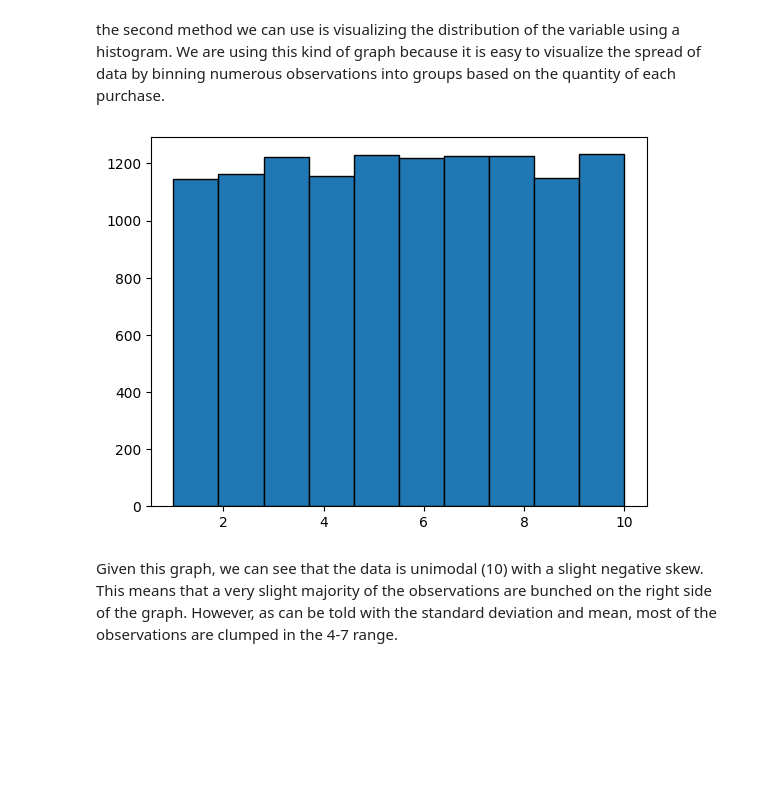
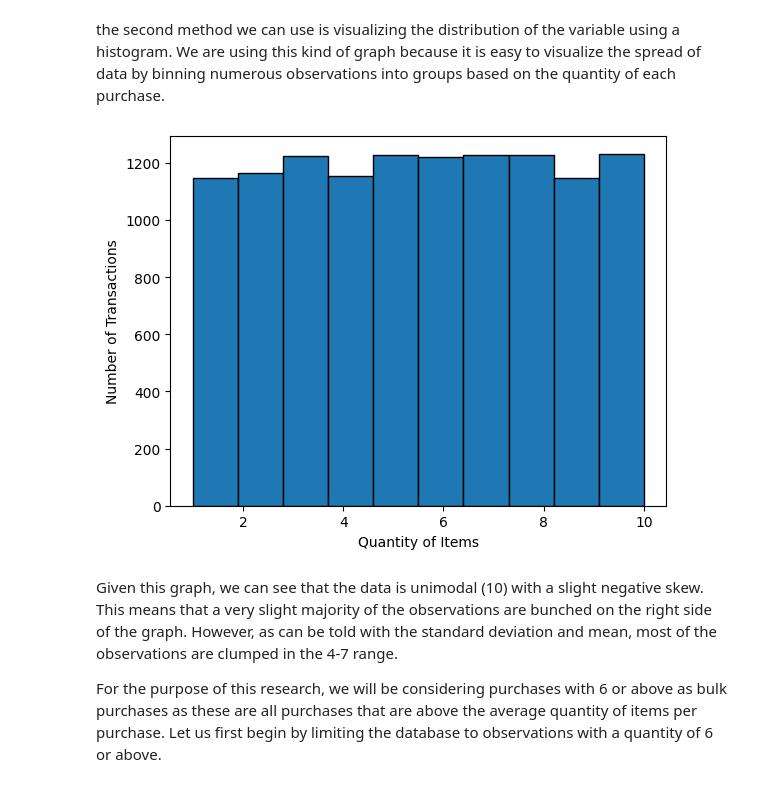
Before and after one commit to Shoufou/CSMODEL-MCO, a Jupyter notebook: CSMODEL CITIZENS - MCO1.ipynb, the cells around one changed output. Saved outputs shown, nothing was run; the diff lists cells and outputs as text; code cells hidden in the pictures; blank space fills up the shorter version.

```diff
--- a/CSMODEL CITIZENS - MCO1.ipynb
+++ b/CSMODEL CITIZENS - MCO1.ipynb
@@ -477,8 +477,12 @@ the second method we can use is visualizing the distribution of the variable usi
 # %%
 
 mpl.hist(df['Quantity'], edgecolor = 'black')
+mpl.xlabel('Quantity of Items')
+mpl.ylabel('Number of Transactions')
 mpl.show()
 # %% [output]
-[figure, old version]
+[figure, new version]
 # %% [markdown]
 Given this graph, we can see that the data is unimodal (10) with a slight negative skew. This means that a very slight majority of the observations are bunched on the right side of the graph. However, as can be told with the standard deviation and mean, most of the observations are clumped in the 4-7 range.
+
+For the purpose of this research, we will be considering purchases with 6 or above as bulk purchases as these are all purchases that are above the average quantity of items per purchase. Let us first begin by limiting the database to observations with a quantity of 6 or above.
```
Also changed, not shown: parts of 20 cells of this notebook.
